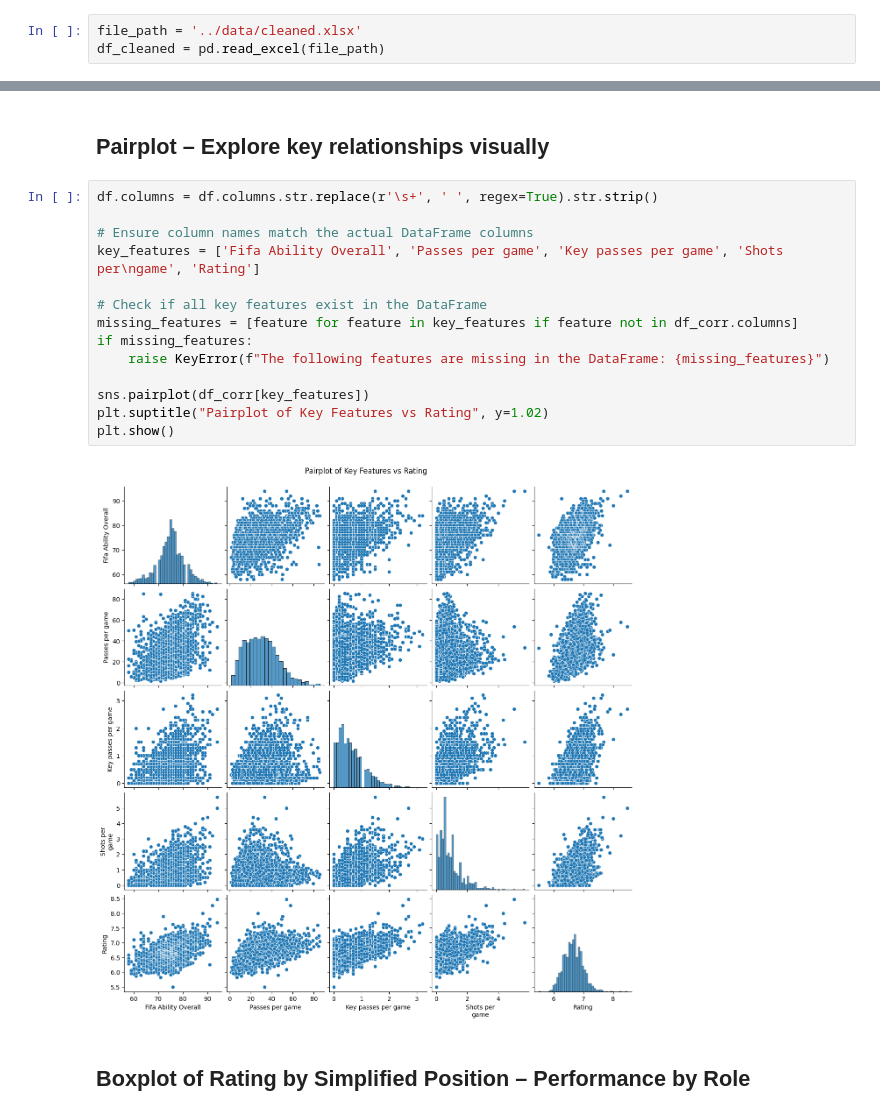
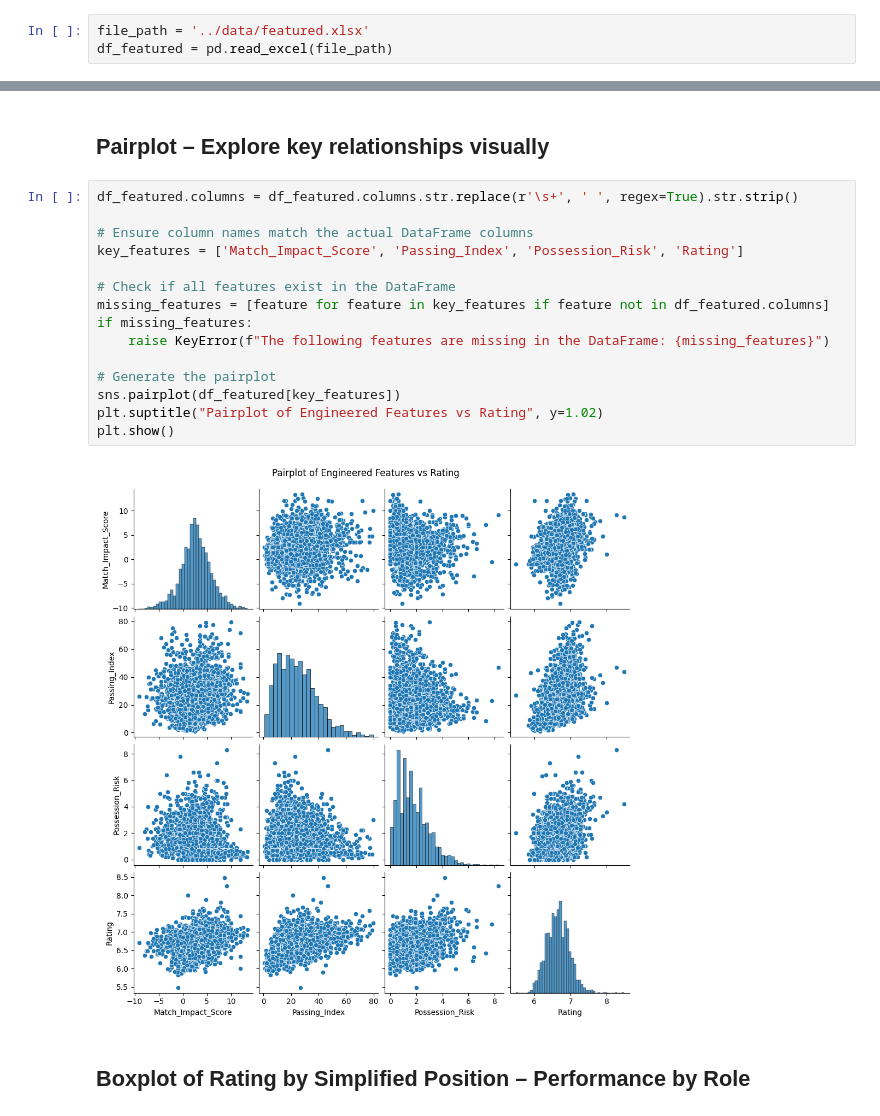
Before and after one commit to RMehdid/EA-Twin, a Jupyter notebook: notebooks/visualization.ipynb, the cells around one changed output, grey strips where cells are left out. Cells and saved outputs as stored; diff of their text form.

```diff
--- a/notebooks/visualization.ipynb
+++ b/notebooks/visualization.ipynb
@@ -3,8 +3,8 @@ import pandas as pd
 import matplotlib.pyplot as plt
 import seaborn as sns
 # %%
-file_path = '../data/cleaned.xlsx'
-df_cleaned = pd.read_excel(file_path)
+file_path = '../data/featured.xlsx'
+df_featured = pd.read_excel(file_path)
 # %% [markdown]
 ## Correlation Heatmap – Feature Relationships
 # %%
@@ -25,21 +25,22 @@ plt.show()
 # %% [markdown]
 ## Pairplot – Explore key relationships visually
 # %%
-df.columns = df.columns.str.replace(r'\s+', ' ', regex=True).str.strip()
+df_featured.columns = df_featured.columns.str.replace(r'\s+', ' ', regex=True).str.strip()
 
 # Ensure column names match the actual DataFrame columns
-key_features = ['Fifa Ability Overall', 'Passes per game', 'Key passes per game', 'Shots per\ngame', 'Rating']
+key_features = ['Match_Impact_Score', 'Passing_Index', 'Possession_Risk', 'Rating']
 
-# Check if all key features exist in the DataFrame
-missing_features = [feature for feature in key_features if feature not in df_corr.columns]
+# Check if all features exist in the DataFrame
+missing_features = [feature for feature in key_features if feature not in df_featured.columns]
 if missing_features:
-	raise KeyError(f"The following features are missing in the DataFrame: {missing_features}")
+    raise KeyError(f"The following features are missing in the DataFrame: {missing_features}")
 
-sns.pairplot(df_corr[key_features])
-plt.suptitle("Pairplot of Key Features vs Rating", y=1.02)
+# Generate the pairplot
+sns.pairplot(df_featured[key_features])
+plt.suptitle("Pairplot of Engineered Features vs Rating", y=1.02)
 plt.show()
 # %% [output]
-[figure, old version]
+[figure, new version]
 # %% [markdown]
 ## Boxplot of Rating by Simplified Position – Performance by Role
 # %%
```
Also changed, not shown: parts of 3 cells of this notebook, 4 other files.
